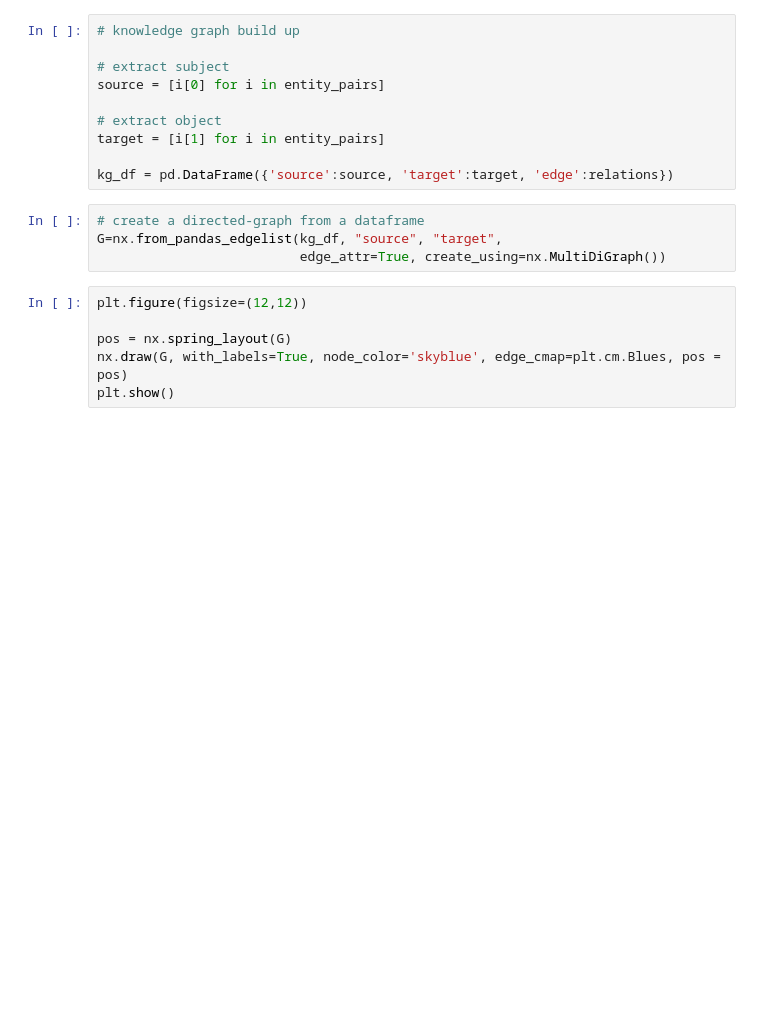
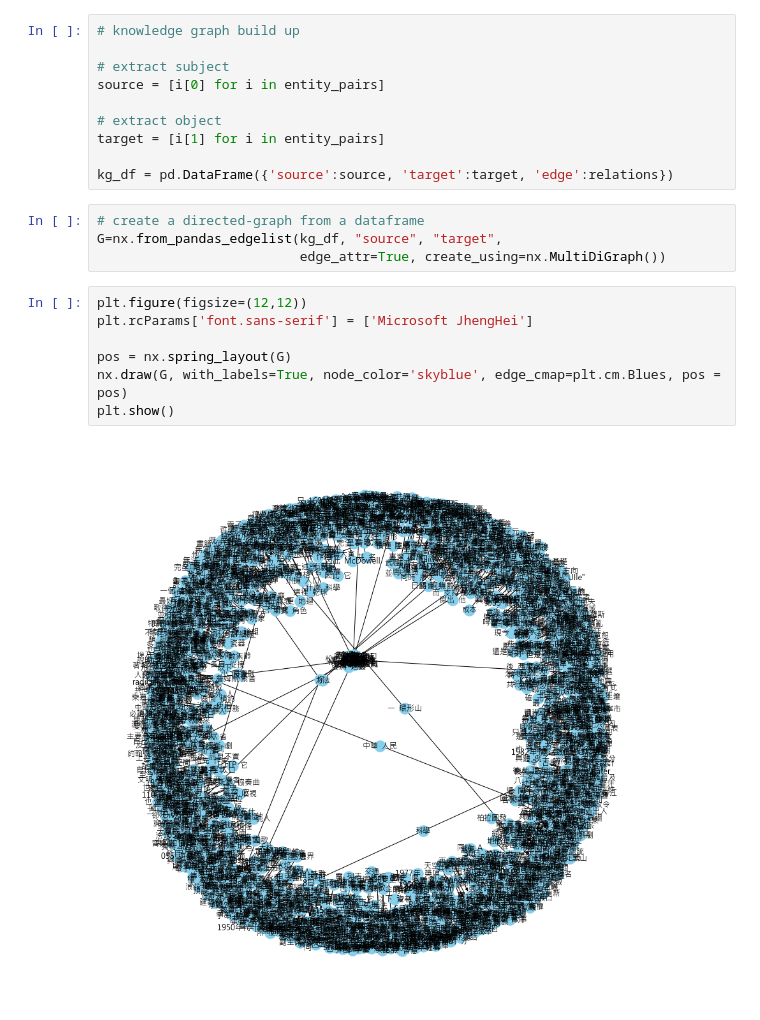
Before and after one commit to chaoannricardo/StudyNotes, a Jupyter notebook: GraphModels/KnowledgeGraph/KG_Build_up_from_raw_data_chinese.ipynb, the cells around one changed output. Saved outputs shown, nothing was run; the diff lists cells and outputs as text; blank space fills up the shorter version.

```diff
--- a/GraphModels/KnowledgeGraph/KG_Build_up_from_raw_data_chinese.ipynb
+++ b/GraphModels/KnowledgeGraph/KG_Build_up_from_raw_data_chinese.ipynb
@@ -234,7 +256,10 @@ G=nx.from_pandas_edgelist(kg_df, "source", "target",
                           edge_attr=True, create_using=nx.MultiDiGraph())
 # %%
 plt.figure(figsize=(12,12))
+plt.rcParams['font.sans-serif'] = ['Microsoft JhengHei']
 
 pos = nx.spring_layout(G)
 nx.draw(G, with_labels=True, node_color='skyblue', edge_cmap=plt.cm.Blues, pos = pos)
 plt.show()
+# %% [output]
+[figure, added]
```
Also changed, not shown: parts of 4 cells of this notebook, 1 other file.
